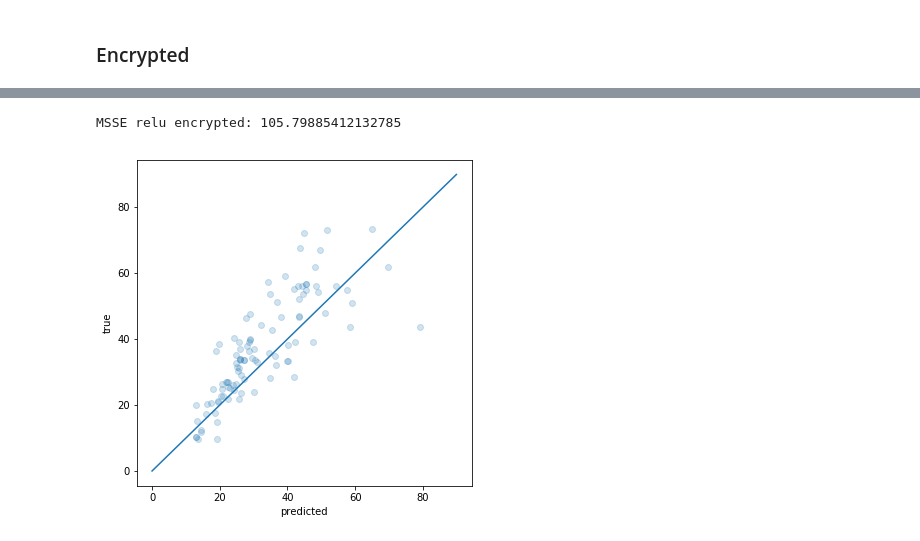
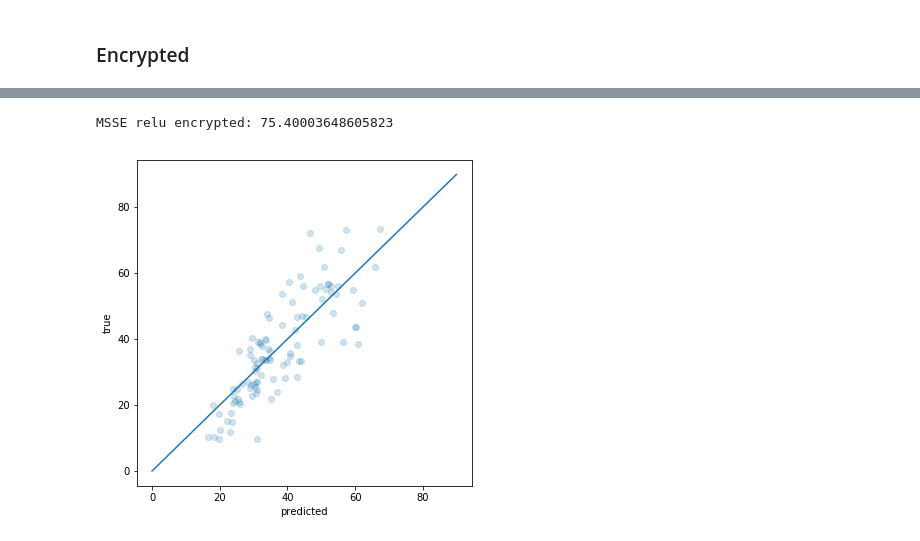
Before and after one commit to SimonMcDonnell/Dissertation, a Jupyter notebook: Concrete/evaluate_models.ipynb, the cells around one changed output, grey strips where cells are left out. Drawn from its saved outputs; the diff is of its cells as text; code cells hidden in the pictures.

```diff
--- a/Concrete/evaluate_models.ipynb
+++ b/Concrete/evaluate_models.ipynb
@@ -85,4 +85,6 @@ X_test_enc = EA(X_test, to_encrypt=True)
 # %%
-layer1_enc = X_test_enc.dot(EA(w_norm)) + EA(b_norm)
-layer1_enc = layer1_enc.relu()
-pred_enc = layer1_enc.dot(EA(w2)) + EA(b2.reshape(1, -1))
+X_test_enc = EA(X_test, to_encrypt=True)
+w_norm_enc = EA(w_norm)
+b_norm_enc = EA(b_norm)
+w2_enc = EA(w2)
+b2_enc = EA(b2.reshape(1, -1))
@@ -91,0 +91,3 @@ ys = np.delete(y_test.values, 16)
+# %%
+layer1_enc = X_test_enc.dot(w_norm_enc) + b_norm_enc
+layer1_enc.values()
@@ -91,0 +137,3 @@ ys = np.delete(y_test.values, 16)
+# %%
+pred_enc = layer1_enc.dot(w2_enc) + b2_enc
+pred_enc.values()
@@ -92,9 +158,9 @@ ys = np.delete(y_test.values, 16)
 # %%
-msse_enc = msse(vals.flatten(), ys)
+msse_enc = msse(pred_enc.values().flatten(), y_test)
 print('MSSE relu encrypted: {}'.format(msse_enc))
 # %% [output]
-MSSE relu encrypted: 105.79885412132785
+MSSE relu encrypted: 75.40003648605823
-# %%
-plot_predictions(vals, ys)
-# %% [output]
-[figure, removed]
+# %%
+plot_predictions(pred_enc.values().flatten(), y_test, save_as='concrete_enc.pdf')
+# %% [output]
+[figure, added]
```
Also changed, not shown: parts of 10 cells of this notebook, 6 other files.
